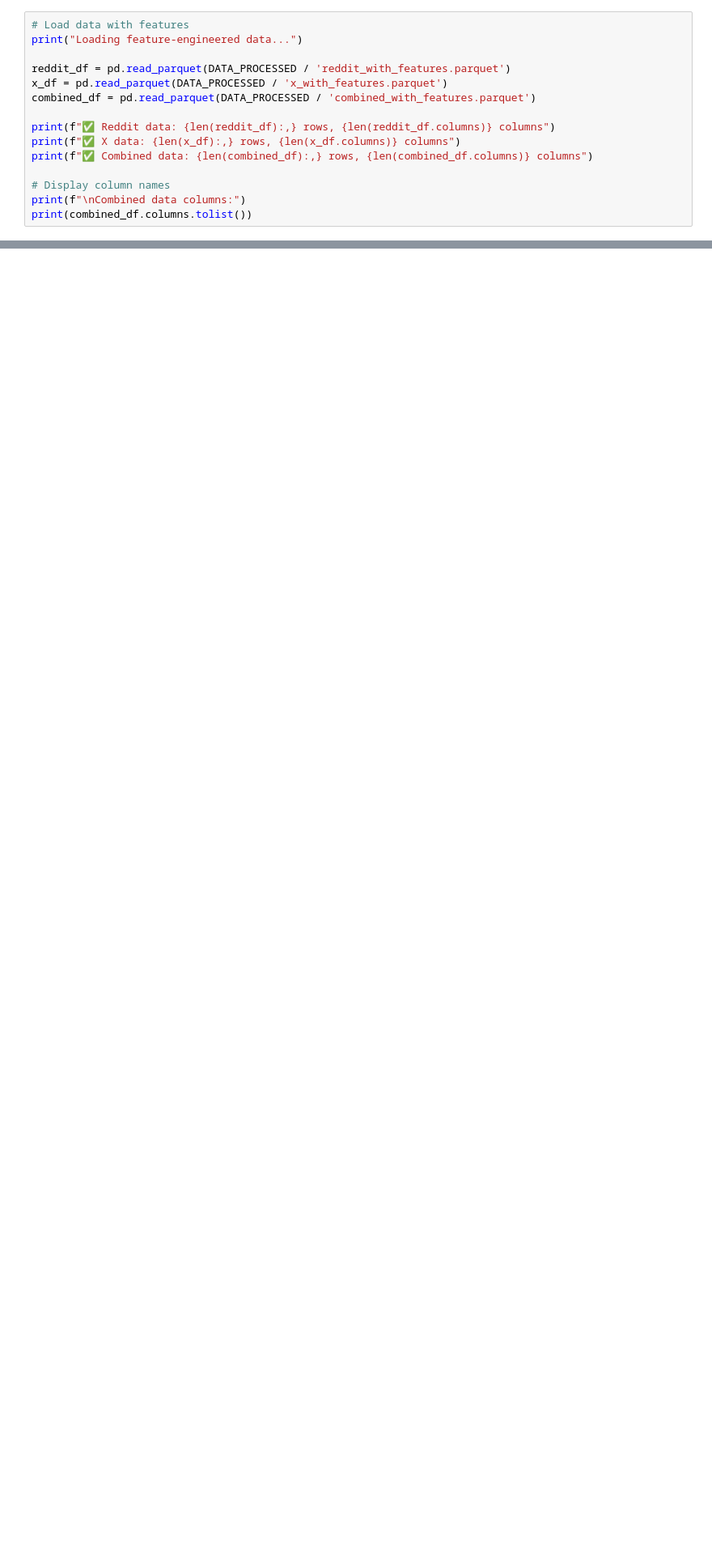
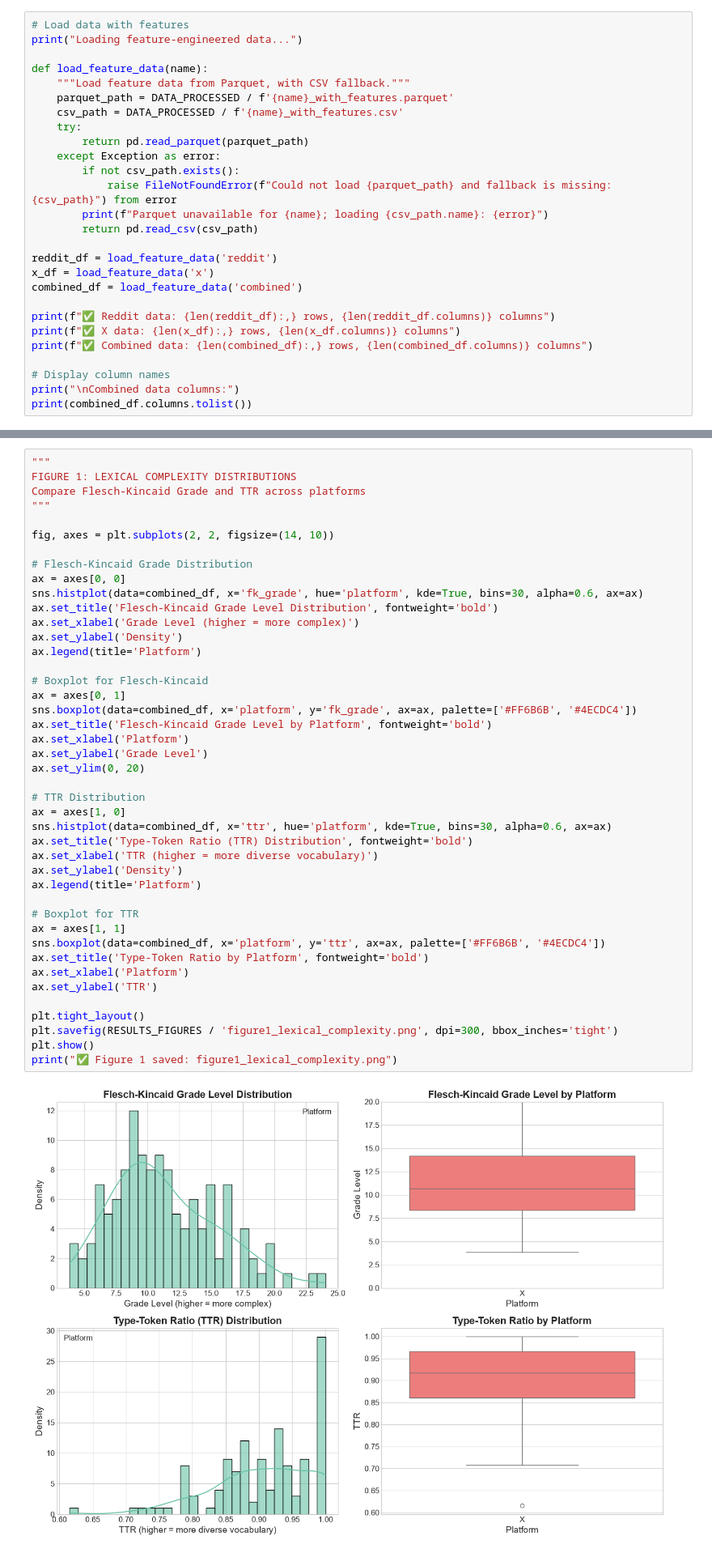
Before and after one commit to henryampomah/The_Echo_Of_Anonimity, a Jupyter notebook: notebooks/01_exploratory_data_analysis.ipynb, the cells around one changed output, grey strips where cells are left out. Shown at 81% size. Cells and saved outputs as stored; diff of their text form; blank space fills up the shorter version.

Commit message:
eda and results aquired

```diff
--- a/notebooks/01_exploratory_data_analysis.ipynb
+++ b/notebooks/01_exploratory_data_analysis.ipynb
@@ -41,14 +49,26 @@ RESULTS_TABLES.mkdir(parents=True, exist_ok=True)
 # Load data with features
 print("Loading feature-engineered data...")
 
-reddit_df = pd.read_parquet(DATA_PROCESSED / 'reddit_with_features.parquet')
-x_df = pd.read_parquet(DATA_PROCESSED / 'x_with_features.parquet')
-combined_df = pd.read_parquet(DATA_PROCESSED / 'combined_with_features.parquet')
+def load_feature_data(name):
+    """Load feature data from Parquet, with CSV fallback."""
+    parquet_path = DATA_PROCESSED / f'{name}_with_features.parquet'
+    csv_path = DATA_PROCESSED / f'{name}_with_features.csv'
+    try:
+        return pd.read_parquet(parquet_path)
+    except Exception as error:
+        if not csv_path.exists():
+            raise FileNotFoundError(f"Could not load {parquet_path} and fallback is missing: {csv_path}") from error
+        print(f"Parquet unavailable for {name}; loading {csv_path.name}: {error}")
+        return pd.read_csv(csv_path)
+
+reddit_df = load_feature_data('reddit')
+x_df = load_feature_data('x')
+combined_df = load_feature_data('combined')
 
 print(f"✅ Reddit data: {len(reddit_df):,} rows, {len(reddit_df.columns)} columns")
 print(f"✅ X data: {len(x_df):,} rows, {len(x_df.columns)} columns")
 print(f"✅ Combined data: {len(combined_df):,} rows, {len(combined_df.columns)} columns")
 
 # Display column names
-print(f"\nCombined data columns:")
+print("\nCombined data columns:")
 print(combined_df.columns.tolist())
@@ -79,0 +131,45 @@ print(f"✅ Summary tables saved to {RESULTS_TABLES}")
+# %%
+"""
+FIGURE 1: LEXICAL COMPLEXITY DISTRIBUTIONS
+Compare Flesch-Kincaid Grade and TTR across platforms
+"""
+
+fig, axes = plt.subplots(2, 2, figsize=(14, 10))
+
+# Flesch-Kincaid Grade Distribution
+ax = axes[0, 0]
+sns.histplot(data=combined_df, x='fk_grade', hue='platform', kde=True, bins=30, alpha=0.6, ax=ax)
+ax.set_title('Flesch-Kincaid Grade Level Distribution', fontweight='bold')
+ax.set_xlabel('Grade Level (higher = more complex)')
+ax.set_ylabel('Density')
+ax.legend(title='Platform')
+
+# Boxplot for Flesch-Kincaid
+ax = axes[0, 1]
+sns.boxplot(data=combined_df, x='platform', y='fk_grade', ax=ax, palette=['#FF6B6B', '#4ECDC4'])
+ax.set_title('Flesch-Kincaid Grade Level by Platform', fontweight='bold')
+ax.set_xlabel('Platform')
+ax.set_ylabel('Grade Level')
+ax.set_ylim(0, 20)
+
+# TTR Distribution
+ax = axes[1, 0]
+sns.histplot(data=combined_df, x='ttr', hue='platform', kde=True, bins=30, alpha=0.6, ax=ax)
+ax.set_title('Type-Token Ratio (TTR) Distribution', fontweight='bold')
+ax.set_xlabel('TTR (higher = more diverse vocabulary)')
+ax.set_ylabel('Density')
+ax.legend(title='Platform')
+
+# Boxplot for TTR
+ax = axes[1, 1]
+sns.boxplot(data=combined_df, x='platform', y='ttr', ax=ax, palette=['#FF6B6B', '#4ECDC4'])
+ax.set_title('Type-Token Ratio by Platform', fontweight='bold')
+ax.set_xlabel('Platform')
+ax.set_ylabel('TTR')
+
+plt.tight_layout()
+plt.savefig(RESULTS_FIGURES / 'figure1_lexical_complexity.png', dpi=300, bbox_inches='tight')
+plt.show()
+print("✅ Figure 1 saved: figure1_lexical_complexity.png")
+# %% [output]
+[figure, added]
```
Also changed, not shown: parts of 13 cells of this notebook, 1 other file.
